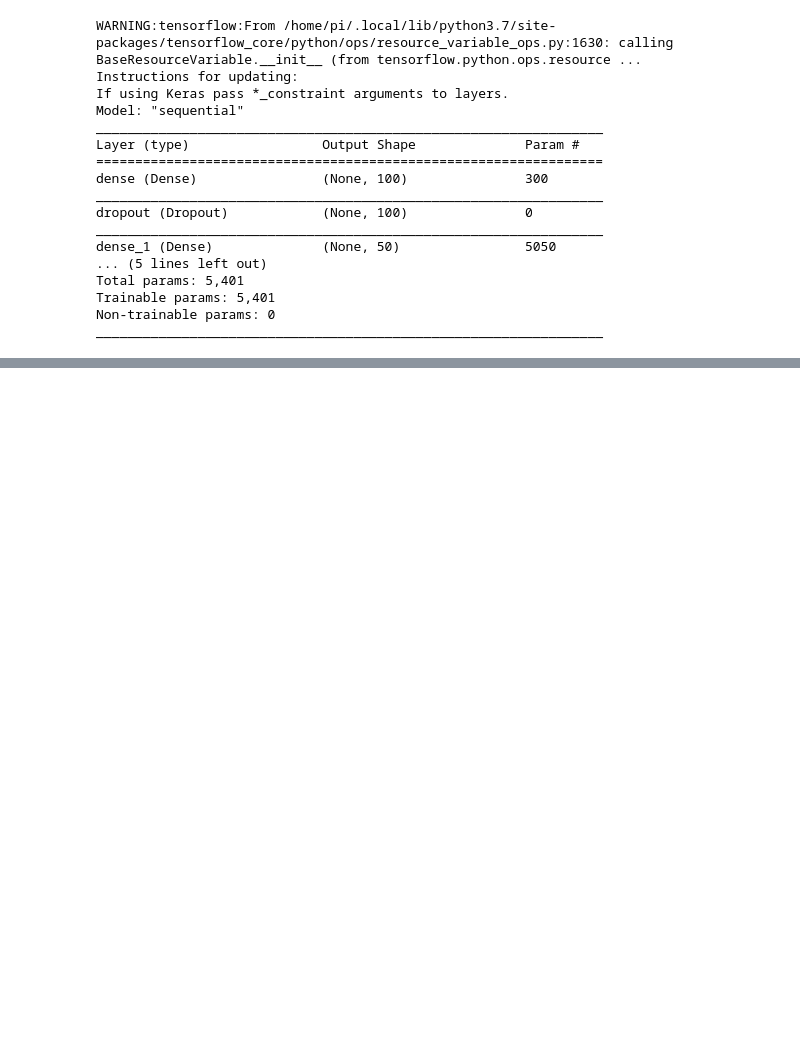
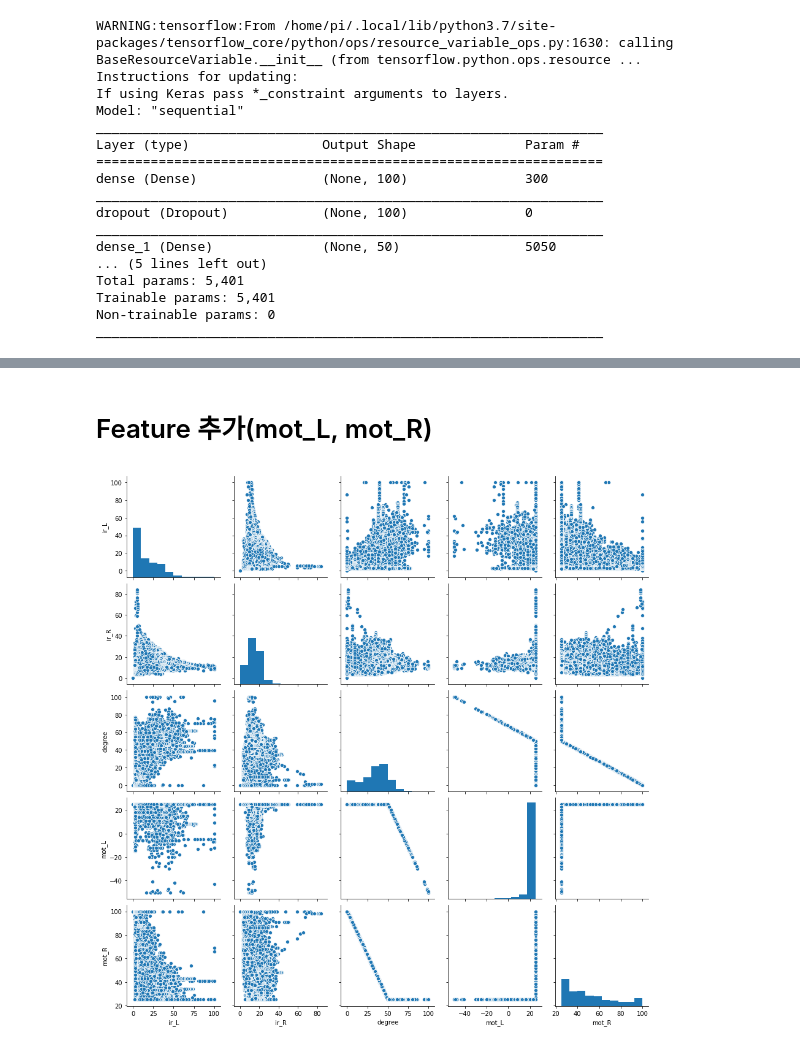
Before and after one commit to wsy8029/ai-contents-maze-runner, a Jupyter notebook: src/EDA.ipynb, the cells around one changed output, grey strips where cells are left out. Cells and saved outputs as stored; diff of their text form; code cells hidden in the pictures; blank space fills up the shorter version.

```diff
--- a/src/EDA.ipynb
+++ b/src/EDA.ipynb
@@ -176,0 +177,27 @@ plt.show()
+# %% [markdown]
+# Feature 추가(mot_L, mot_R)
+# %%
+def chdeg(degree_original):
+    degree = ((degree_original - 50)*1.5)//1
+    if degree <= 0:
+        left = 25
+        right = 25 + abs(degree)
+    else:
+        left = 25 - abs(degree)
+        right = 25
+    return left, right
+
+left = []
+right = []
+for i in range(len(df)):
+    left.append(chdeg(df['degree'][i])[0])
+    right.append(chdeg(df['degree'][i])[1])
+
+df['mot_L'] = left
+df['mot_R'] = right
+# %%
+sns.pairplot(df, diag_kind='hist')
+
+plt.show()
+# %% [output]
+[figure, added]
```
Also changed, not shown: parts of 3 cells of this notebook.
